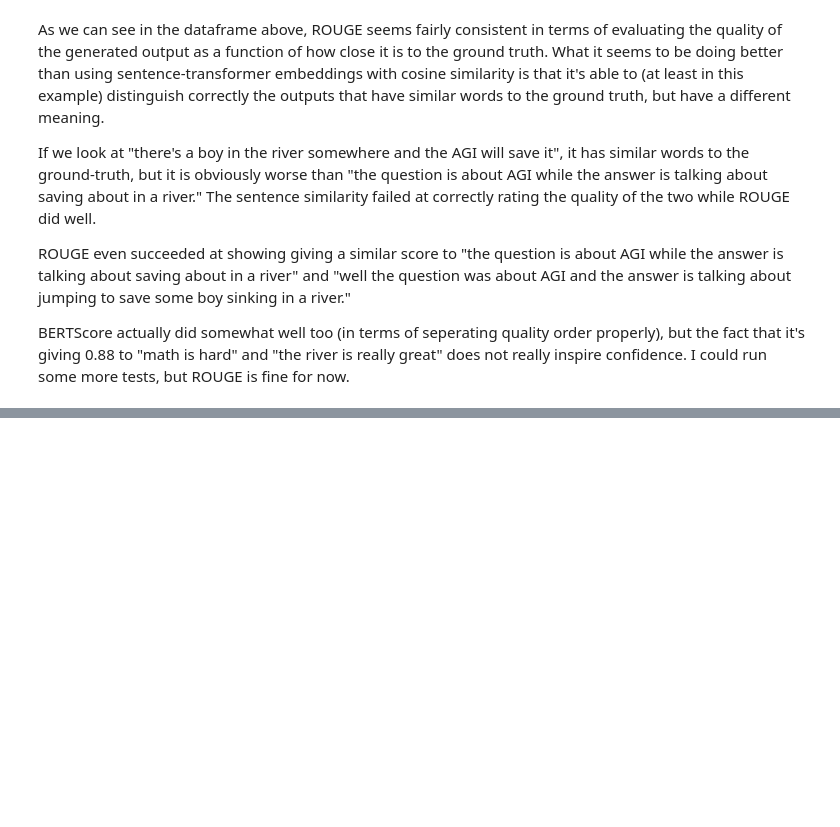
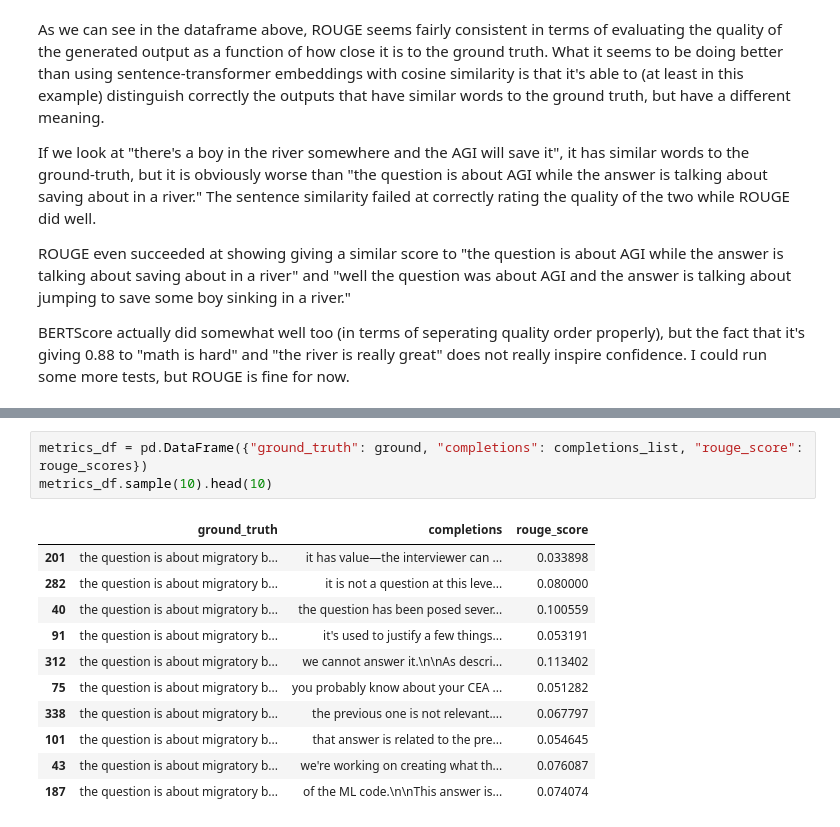
Before and after one commit to JayThibs/aligning-language-models, a Jupyter notebook: gpt_alignment.ipynb, the cells around one changed output, grey strips where cells are left out. Drawn from its saved outputs; the diff is of its cells as text; blank space fills up the shorter version.

```diff
--- a/gpt_alignment.ipynb
+++ b/gpt_alignment.ipynb
@@ -1279,0 +1332,15 @@ BERTScore actually did somewhat well too (in terms of seperating quality order p
+# %%
+metrics_df = pd.DataFrame({"ground_truth": ground, "completions": completions_list, "rouge_score": rouge_scores})
+metrics_df.sample(10).head(10)
+# %% [output]
+|  | ground_truth | completions | rouge_score |
+| 201 | the question is about migratory b... | it has value—the interviewer can ... | 0.033898 |
+| 282 | the question is about migratory b... | it is not a question at this leve... | 0.080000 |
+| 40 | the question is about migratory b... | the question has been posed sever... | 0.100559 |
+| 91 | the question is about migratory b... | it's used to justify a few things... | 0.053191 |
+| 312 | the question is about migratory b... | we cannot answer it.\n\nAs descri... | 0.113402 |
+| 75 | the question is about migratory b... | you probably know about your CEA ... | 0.051282 |
+| 338 | the question is about migratory b... | the previous one is not relevant.... | 0.067797 |
+| 101 | the question is about migratory b... | that answer is related to the pre... | 0.054645 |
+| 43 | the question is about migratory b... | we're working on creating what th... | 0.076087 |
+| 187 | the question is about migratory b... | of the ML code.\n\nThis answer is... | 0.074074 |
```
Also changed, not shown: parts of 12 cells of this notebook.
